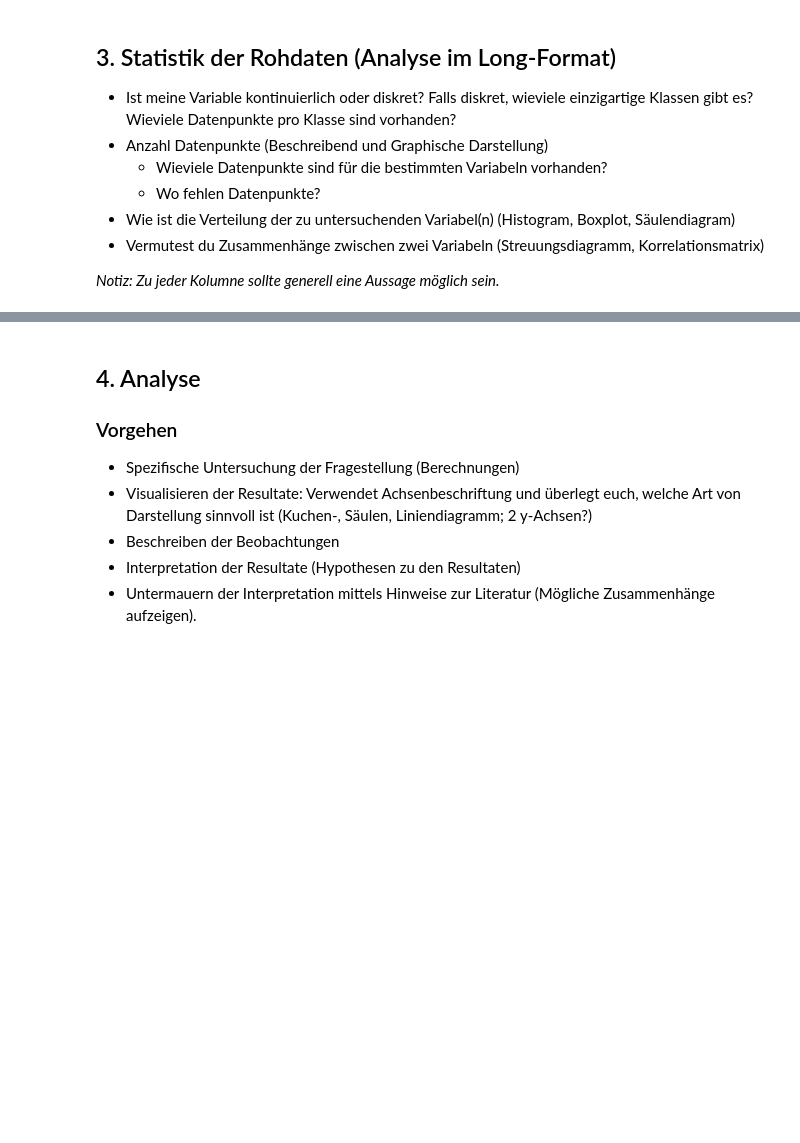
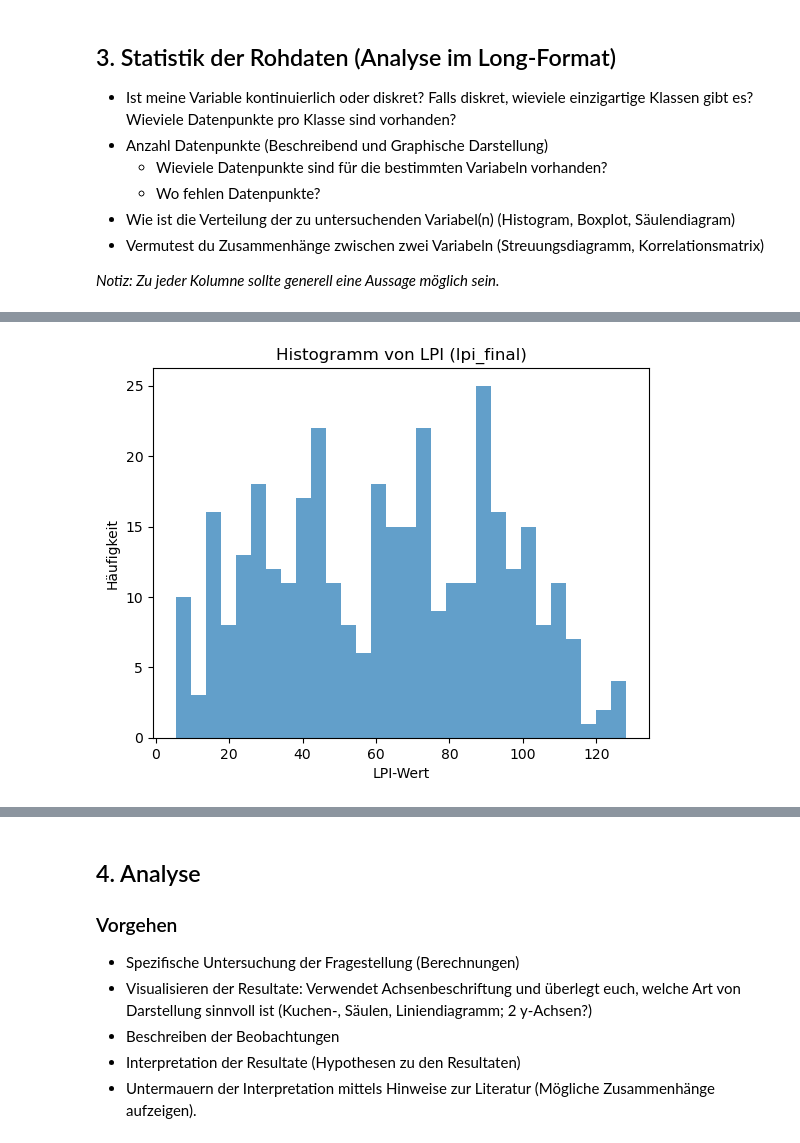
Before and after one commit to WandaSchneid/Leistungsnachweis-2-Informatik, a Jupyter notebook: Grundgerüst_Leistungsnachweis.ipynb, the cells around one changed output, grey strips where cells are left out. Drawn from its saved outputs; the diff is of its cells as text; code cells hidden in the pictures; blank space fills up the shorter version.

```diff
--- a/Grundgerüst_Leistungsnachweis.ipynb
+++ b/Grundgerüst_Leistungsnachweis.ipynb
@@ -163,0 +249,8 @@ df.to_csv('cleaned_living_planet_index.csv', index=False)
+# %%
+plt.hist(df['lpi_final'], bins=30, alpha=0.7)
+plt.title('Histogramm von LPI (lpi_final)')
+plt.xlabel('LPI-Wert')
+plt.ylabel('Häufigkeit')
+plt.show()
+# %% [output]
+[figure, added]
```
Also changed, not shown: parts of 20 cells of this notebook.
